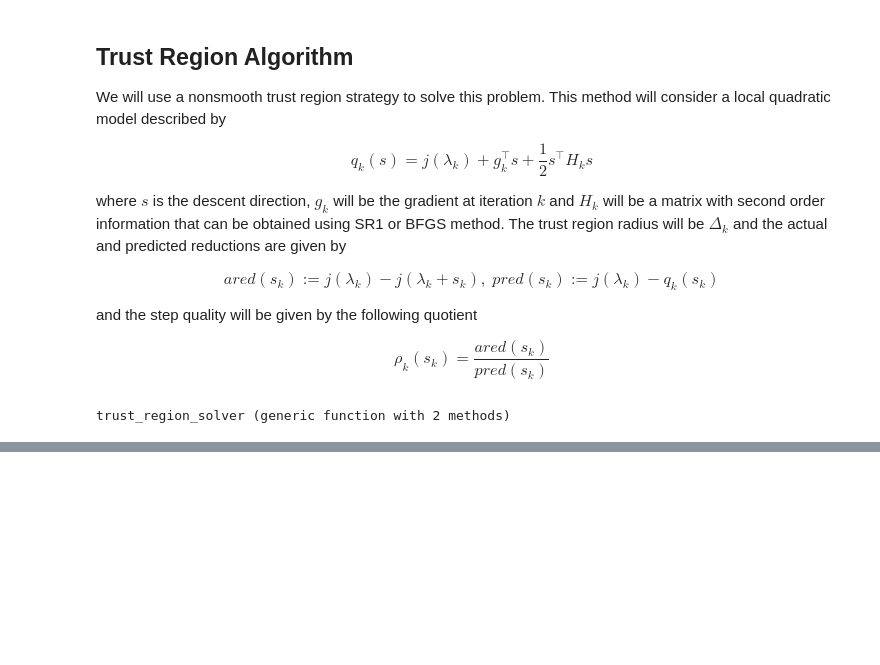
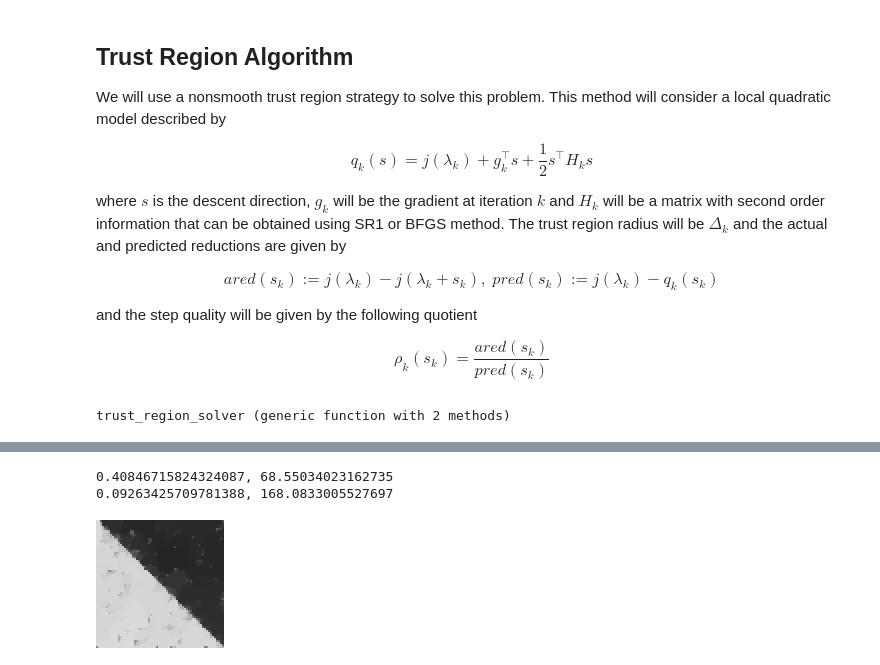
Before and after one commit to dvillacis/BilevelImagingParameterLearning.jl, a Jupyter notebook: demo/bilevel_scalar_rof/bilevel_scalar_vi.ipynb, the cells around one changed output, grey strips where cells are left out. Drawn from its saved outputs; the diff is of its cells as text; code cells hidden in the pictures; blank space fills up the shorter version.

```diff
--- a/demo/bilevel_scalar_rof/bilevel_scalar_vi.ipynb
+++ b/demo/bilevel_scalar_rof/bilevel_scalar_vi.ipynb
@@ -228 +234,10 @@ TR Iteration 22:         * rho_k = -1.936, radius = 0.0001, lambda = 0.0264, g_k
+# %%
+u_h = lower_level_solver(u,f,lambda_opt_3,K)
+println("$(ssim(u_h,z)), $(upper_level_cost(u_h,z,lambda_opt_3,α))")
+println("$(ssim(f,z)), $(upper_level_cost(f,z,lambda_opt_3,α))")
+Gray.(u_h)
+# %% [output]
+0.40846715824324087, 68.55034023162735
+0.09263425709781388, 168.0833005527697
+[figure, added]
 # %%
```
Also changed, not shown: parts of 18 cells of this notebook, 1 other file.
